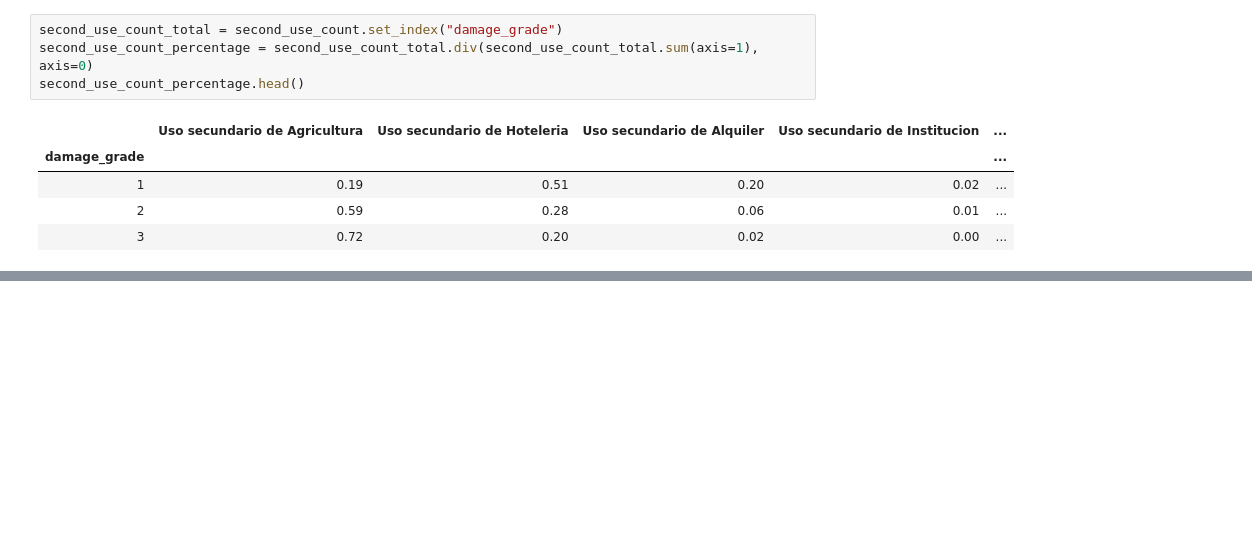
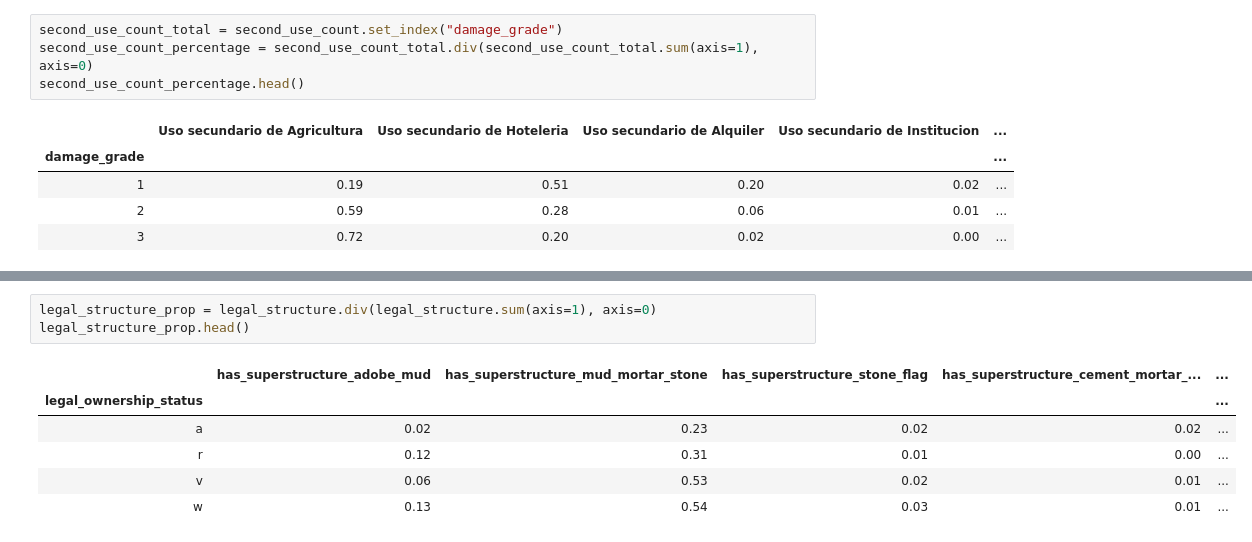
Before and after one commit to FranciscoGauna/TP-Datos-2021, a Jupyter notebook: Francisco.ipynb, the cells around one changed output, grey strips where cells are left out. Cells and saved outputs as stored; diff of their text form; blank space fills up the shorter version.

```diff
--- a/Francisco.ipynb
+++ b/Francisco.ipynb
@@ -203,0 +295,10 @@ df_train_values_original.merge(df_train_labels_original)[
+# %%
+legal_structure_prop = legal_structure.div(legal_structure.sum(axis=1), axis=0)
+legal_structure_prop.head()
+# %% [output]
+|  | has_superstructure_adobe_mud | has_superstructure_mud_mortar_stone | has_superstructure_stone_flag | has_superstructure_cement_mortar_... | ... |
+| legal_ownership_status |  |  |  |  | ... |
+| a | 0.02 | 0.23 | 0.02 | 0.02 | ... |
+| r | 0.12 | 0.31 | 0.01 | 0.00 | ... |
+| v | 0.06 | 0.53 | 0.02 | 0.01 | ... |
+| w | 0.13 | 0.54 | 0.03 | 0.01 | ... |
```
Also changed, not shown: parts of 16 cells of this notebook.
